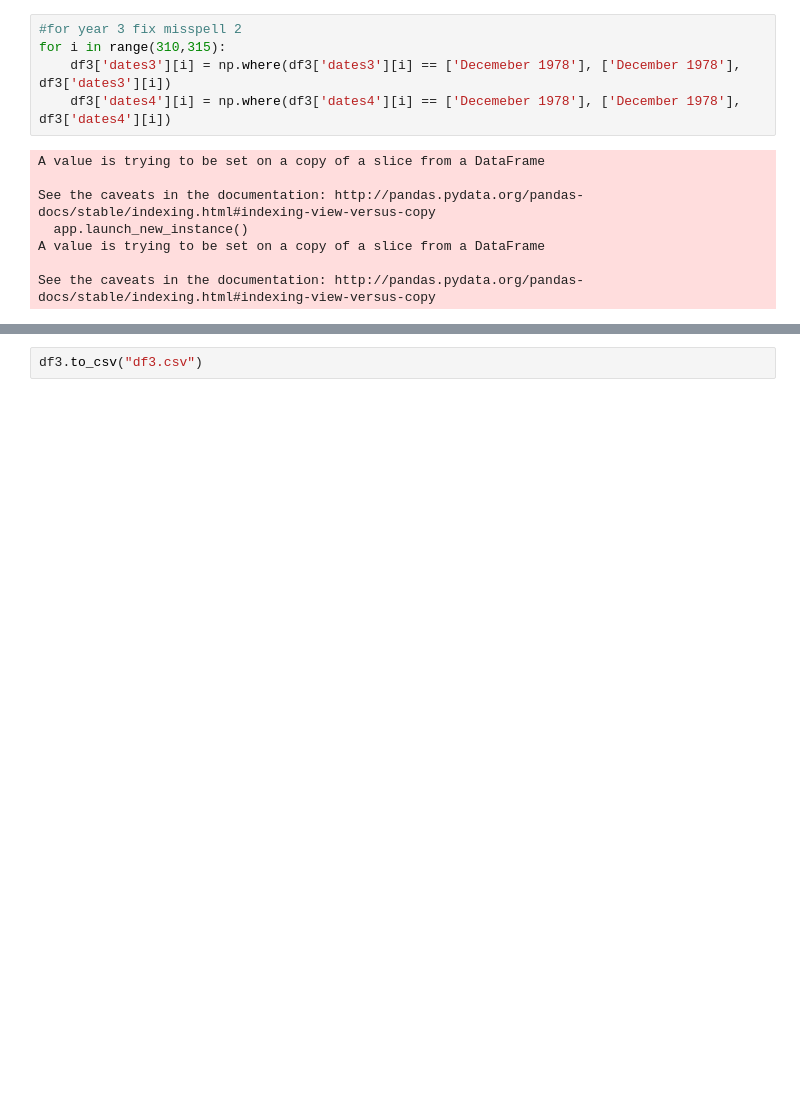
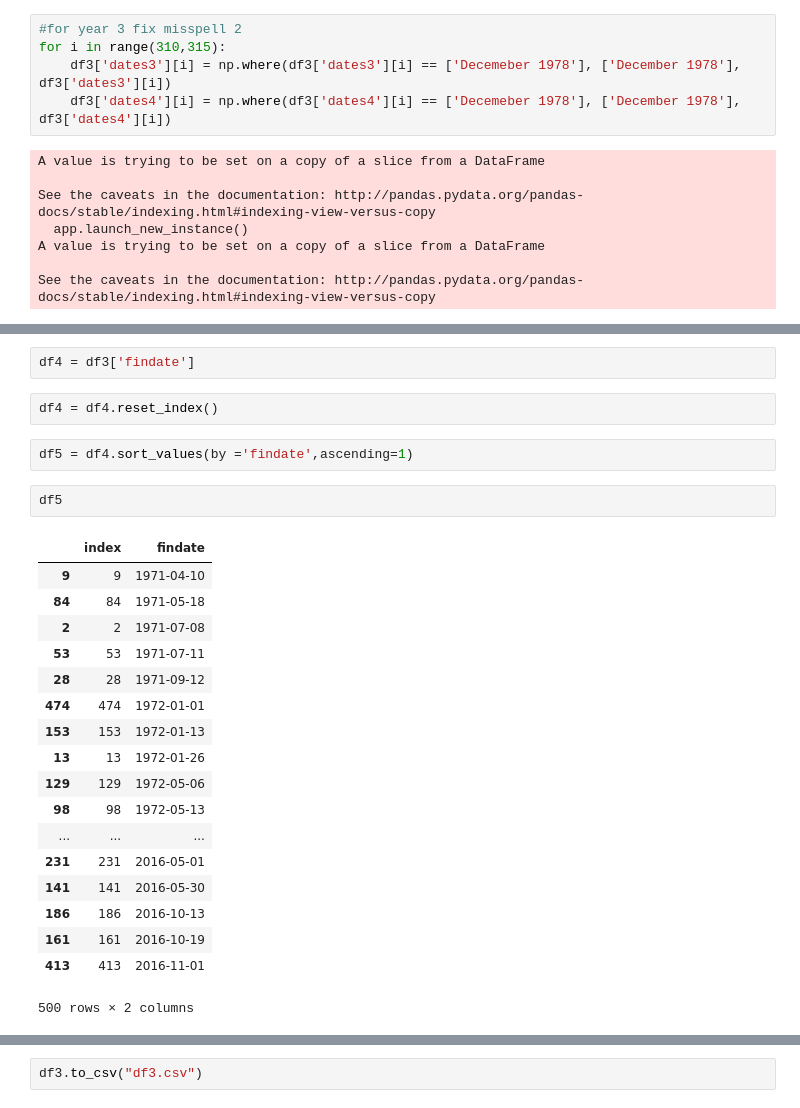
Before and after one commit to sagashin/Applied-Text-Mining-UM, a Jupyter notebook: Assignment 1.ipynb, the cells around one changed output, grey strips where cells are left out. Cells and saved outputs as stored; diff of their text form; blank space fills up the shorter version.

```diff
--- a/Assignment 1.ipynb
+++ b/Assignment 1.ipynb
@@ -279,0 +271,27 @@ for i in range(300,310):
+# %%
+df4 = df3['findate']
+# %%
+df4 = df4.reset_index()
+# %%
+df5 = df4.sort_values(by ='findate',ascending=1)
+# %%
+df5
+# %% [output]
+|  | index | findate |
+| 9 | 9 | 1971-04-10 |
+| 84 | 84 | 1971-05-18 |
+| 2 | 2 | 1971-07-08 |
+| 53 | 53 | 1971-07-11 |
+| 28 | 28 | 1971-09-12 |
+| 474 | 474 | 1972-01-01 |
+| 153 | 153 | 1972-01-13 |
+| 13 | 13 | 1972-01-26 |
+| 129 | 129 | 1972-05-06 |
+| 98 | 98 | 1972-05-13 |
+| ... | ... | ... |
+| 231 | 231 | 2016-05-01 |
+| 141 | 141 | 2016-05-30 |
+| 186 | 186 | 2016-10-13 |
+| 161 | 161 | 2016-10-19 |
+| 413 | 413 | 2016-11-01 |
+500 rows × 2 columns
```
Also changed, not shown: parts of 28 cells of this notebook.
